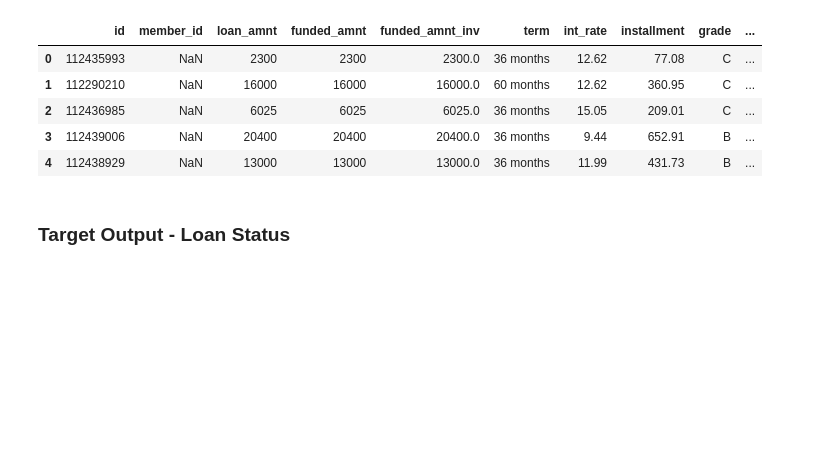
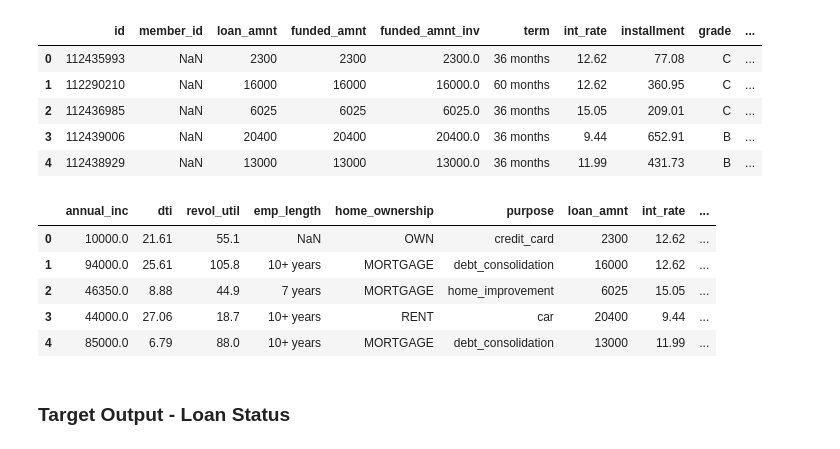
Before and after one commit to SenithDilitha/AIAndInnovation, a Jupyter notebook: LoanStatusPrediction/loan_status_prediction.ipynb, the cells around one changed output. Saved outputs shown, nothing was run; the diff lists cells and outputs as text; code cells hidden in the pictures; blank space fills up the shorter version.

```diff
--- a/LoanStatusPrediction/loan_status_prediction.ipynb
+++ b/LoanStatusPrediction/loan_status_prediction.ipynb
@@ -38,6 +38,25 @@ df.head(5)
 | 2 | 112436985 | NaN | 6025 | 6025 | 6025.0 | 36 months | 15.05 | 209.01 | C | ... |
 | 3 | 112439006 | NaN | 20400 | 20400 | 20400.0 | 36 months | 9.44 | 652.91 | B | ... |
 | 4 | 112438929 | NaN | 13000 | 13000 | 13000.0 | 36 months | 11.99 | 431.73 | B | ... |
+# %%
+selected_columns = [
+    'annual_inc', 'dti', 'revol_util', 'emp_length', 'home_ownership',
+    'purpose', 'loan_amnt', 'int_rate', 'installment', 'grade',
+    'sub_grade', 'verification_status', 'delinq_2yrs', 'inq_last_6mths',
+    'open_acc', 'pub_rec', 'total_acc', 'earliest_cr_line', 'addr_state',
+    'term', 'total_pymnt', 'total_rec_prncp', 'total_rec_int',
+    'total_rec_late_fee', 'collections_12_mths_ex_med', 'loan_status'
+]
+
+selected_df = df[selected_columns]
+selected_df.head()
+# %% [output]
+|  | annual_inc | dti | revol_util | emp_length | home_ownership | purpose | loan_amnt | int_rate | ... |
+| 0 | 10000.0 | 21.61 | 55.1 | NaN | OWN | credit_card | 2300 | 12.62 | ... |
+| 1 | 94000.0 | 25.61 | 105.8 | 10+ years | MORTGAGE | debt_consolidation | 16000 | 12.62 | ... |
+| 2 | 46350.0 | 8.88 | 44.9 | 7 years | MORTGAGE | home_improvement | 6025 | 15.05 | ... |
+| 3 | 44000.0 | 27.06 | 18.7 | 10+ years | RENT | car | 20400 | 9.44 | ... |
+| 4 | 85000.0 | 6.79 | 88.0 | 10+ years | MORTGAGE | debt_consolidation | 13000 | 11.99 | ... |
 # %% [markdown]
 ### Target Output - Loan Status
 # %%
```
Also changed, not shown: parts of 21 cells of this notebook.
